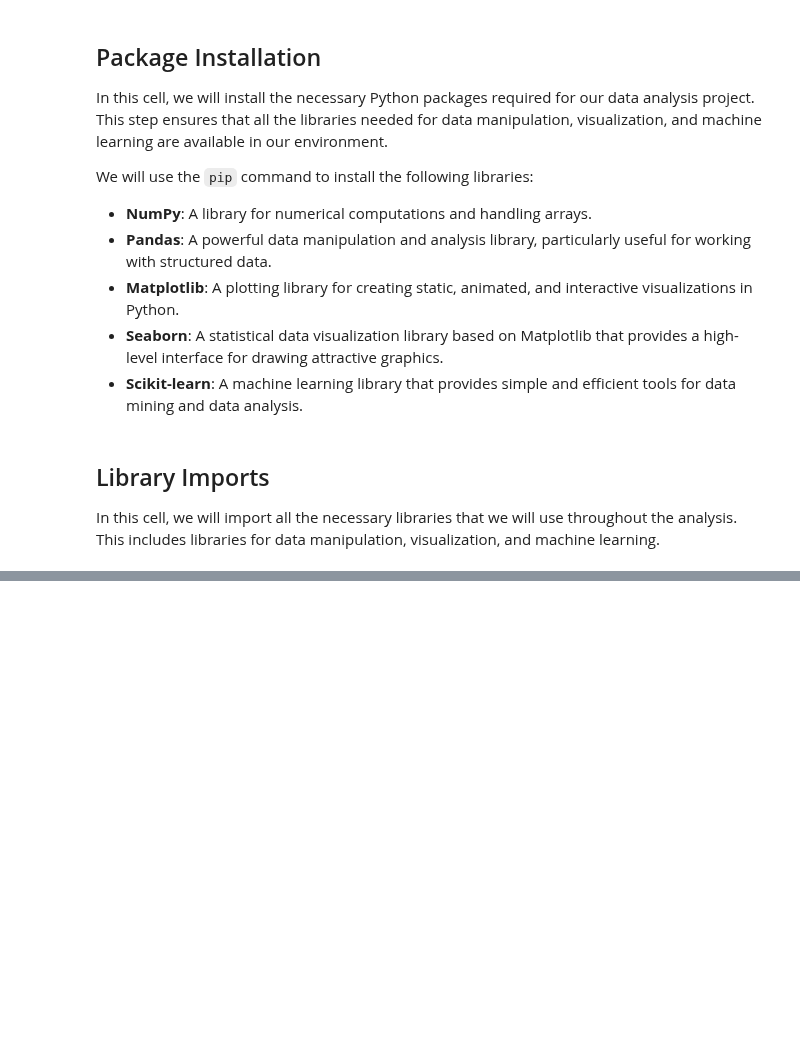
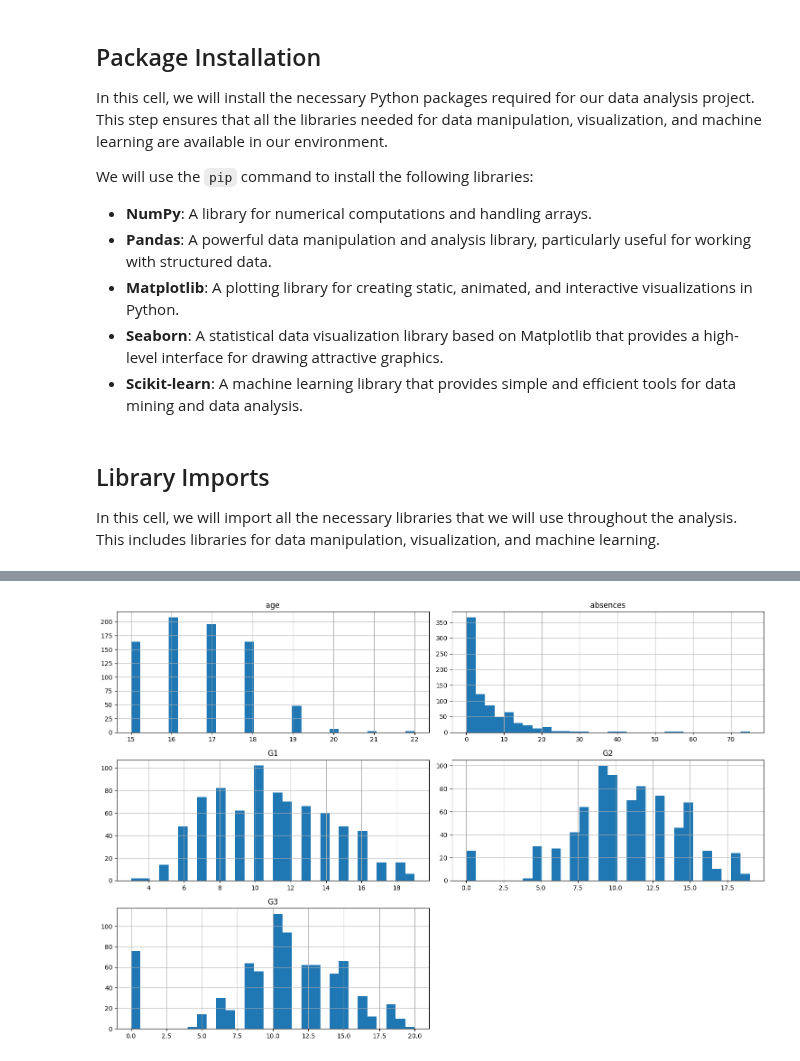
Before and after one commit to richenapedro/Data-Science-Analyst, a Jupyter notebook: script/Student Alcohol Consumption (EDA).ipynb, the cells around one changed output, grey strips where cells are left out. Cells and saved outputs as stored; diff of their text form; code cells hidden in the pictures; blank space fills up the shorter version.

Commit message:
'Data cleaning process!'

```diff
--- a/script/Student Alcohol Consumption (EDA).ipynb
+++ b/script/Student Alcohol Consumption (EDA).ipynb
@@ -100,0 +104,8 @@ from sklearn.linear_model import LinearRegression
+# %%
+# Paths to the CSV files
+path_data_math = '../data/student-mat.csv'
+path_data_port = '../data/student-mat.csv'
+
+# Reading the CSV files
+data_math = pd.read_csv(path_data_math)
+data_port = pd.read_csv(path_data_port)
@@ -100,0 +118,7 @@ from sklearn.linear_model import LinearRegression
+# %%
+# Concatenating the two DataFrames
+# The ignore_index=True parameter renumbers the indices in the resulting DataFrame
+combined_data = pd.concat([data_math, data_port], ignore_index=True)
+
+# Using shape to check the dimensions of the combined DataFrame
+print("\nShape of Combined Data:", combined_data.shape)
@@ -100,0 +174,19 @@ from sklearn.linear_model import LinearRegression
+# %%
+# 3. Correcting Data Types for Categorical Variables
+
+# List the columns to convert to categorical
+columns_to_convert = [
+    'school', 'sex', 'address', 'famsize', 'Pstatus',
+    'Mjob', 'Fjob', 'reason', 'guardian', 'schoolsup',
+    'famsup', 'paid', 'activities', 'nursery', 'higher',
+    'internet', 'romantic', 'traveltime', 'studytime',
+    'failures', 'famrel', 'freetime', 'goout', 'Dalc',
+    'Walc', 'health', 'Medu', 'Fedu'
+]
+
+# Convert the specified columns to 'category' type
+combined_data[columns_to_convert] = combined_data[columns_to_convert].astype('category')
+
+# Check the data types after conversion
+print("Updated Data Types of Each Column:")
+print(combined_data.dtypes)
@@ -100,0 +248,7 @@ from sklearn.linear_model import LinearRegression
+# %%
+# 6. Visualize distributions for numerical columns using histograms
+combined_data.hist(bins=30, figsize=(15, 10))
+plt.tight_layout()
+plt.show()
+# %% [output]
+[figure, added]
```
Also changed, not shown: parts of 17 cells of this notebook.
